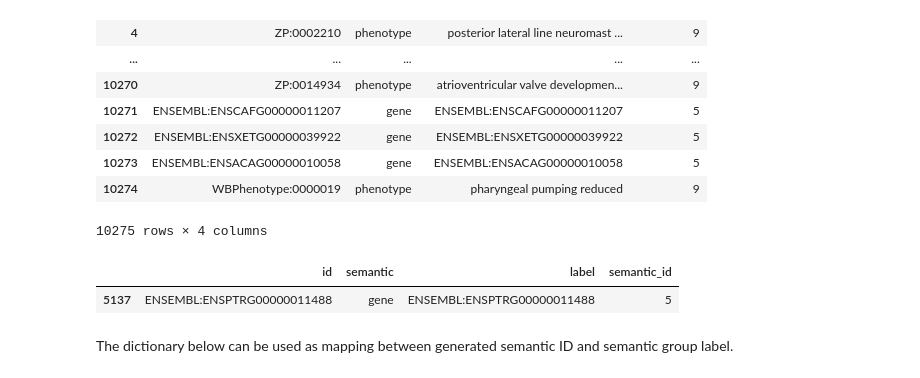
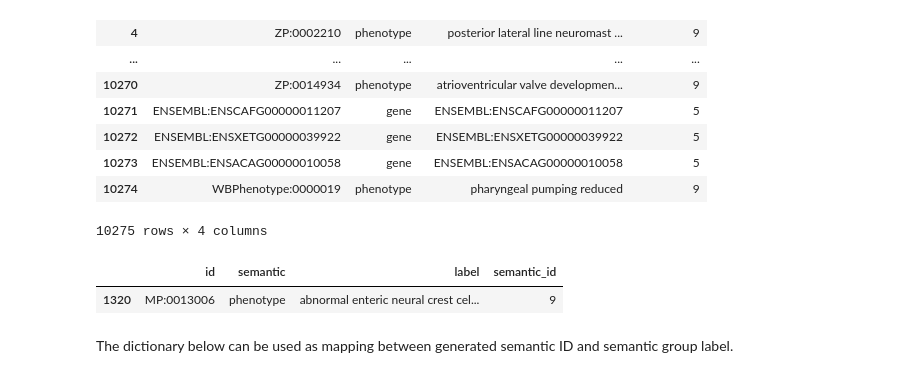
Before and after one commit to rosazwart/XAIFO-ThesisProject, a Jupyter notebook: predictor.ipynb, the cells around one changed output. Cells and saved outputs as stored; diff of their text form; code cells hidden in the pictures.

```diff
--- a/predictor.ipynb
+++ b/predictor.ipynb
@@ -201,10 +201,10 @@ nodes
 | 10274 | WBPhenotype:0000019 | phenotype | pharyngeal pumping reduced | 9 |
 10275 rows × 4 columns
 # %%
-nodes.iloc[[5137]]
+nodes.iloc[[1320]]
 # %% [output]
 |  | id | semantic | label | semantic_id |
-| 5137 | ENSEMBL:ENSPTRG00000011488 | gene | ENSEMBL:ENSPTRG00000011488 | 5 |
+| 1320 | MP:0013006 | phenotype | abnormal enteric neural crest cel... | 9 |
 # %% [markdown]
 The dictionary below can be used as mapping between generated semantic ID and semantic group label.
 # %%
```
Also changed, not shown: parts of 20 cells of this notebook, 20 other files.
